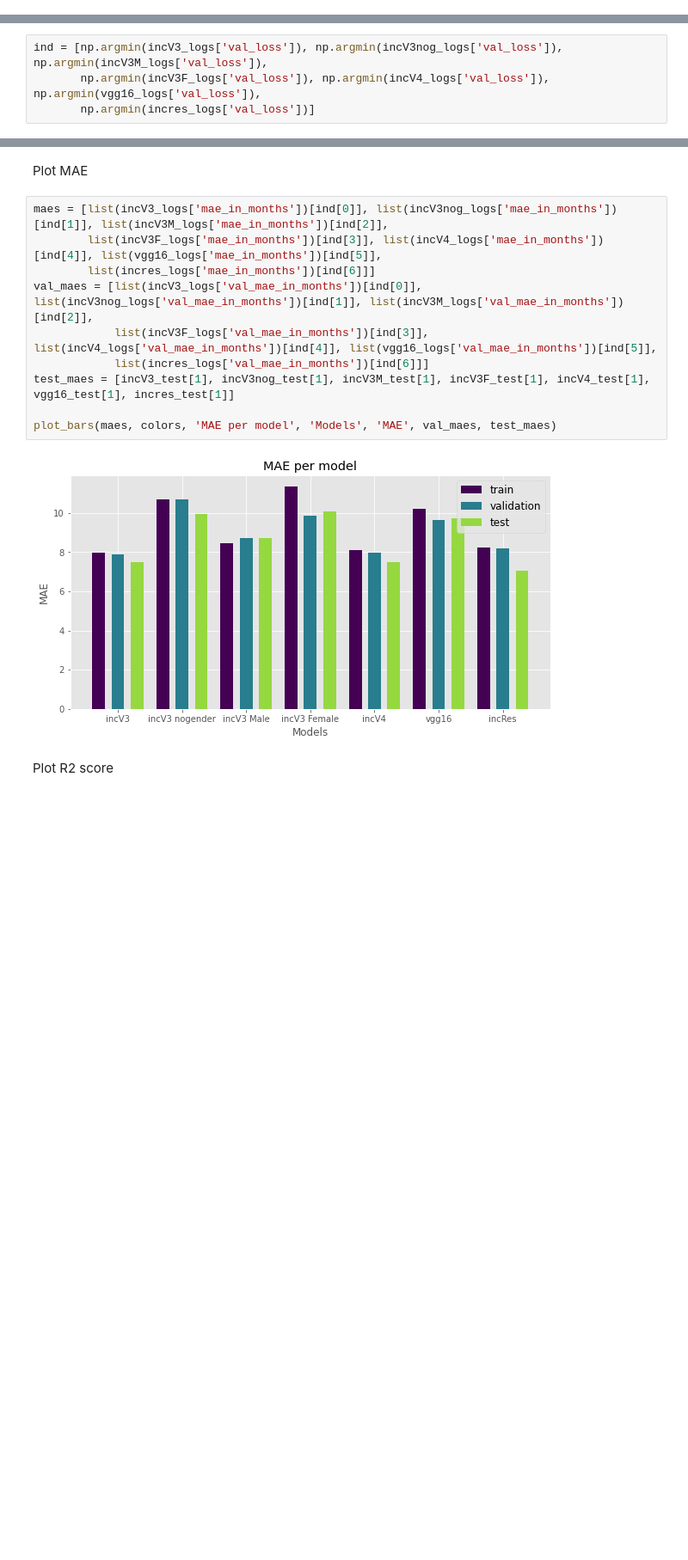
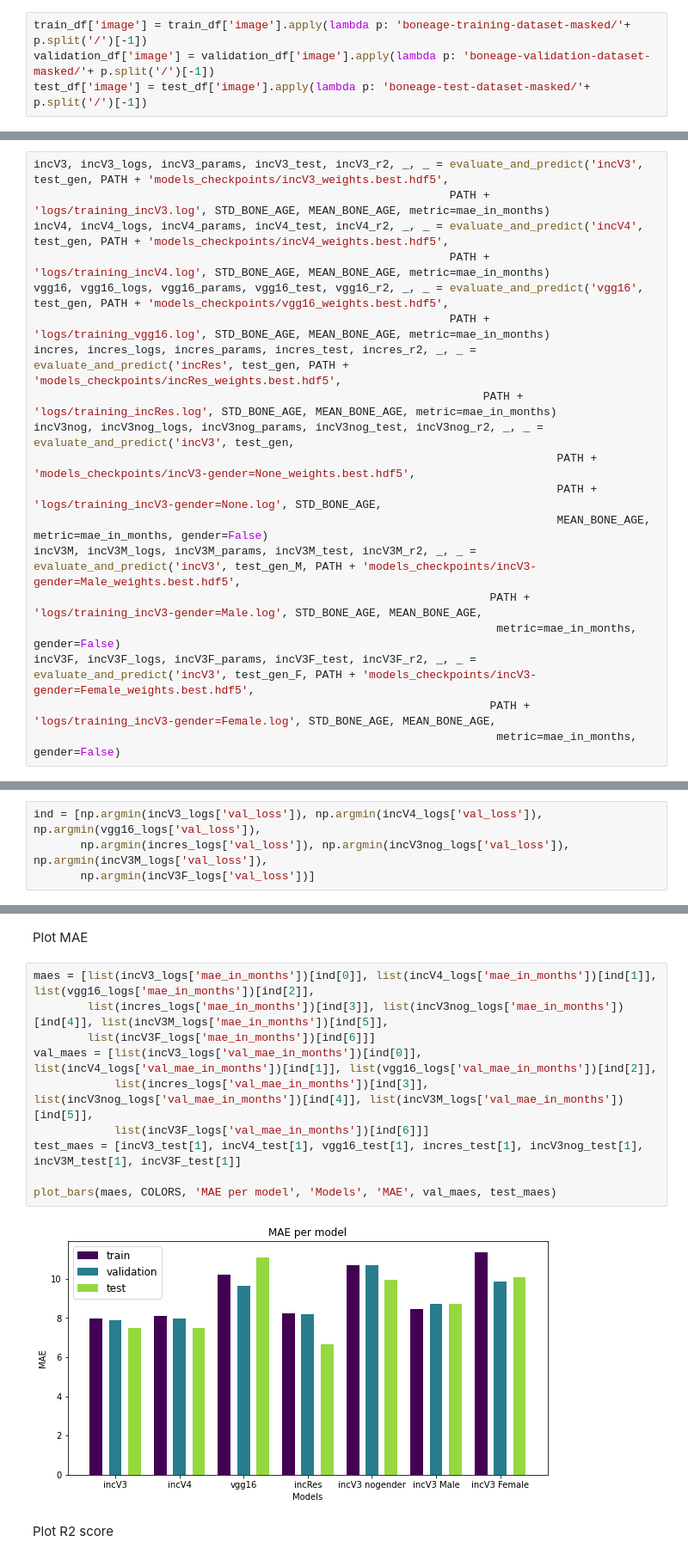
Before and after one commit to tommilotta/BoneAgePrediction, a Jupyter notebook: regression_model.ipynb, the cells around one changed output, grey strips where cells are left out. Shown at 86% size. Saved outputs shown, nothing was run; the diff lists cells and outputs as text; blank space fills up the shorter version.

```diff
--- a/regression_model.ipynb
+++ b/regression_model.ipynb
@@ -247,0 +451,4 @@ test_df['image'] = test_df['image'].apply(lambda p: 'boneage-test-dataset-masked
+# %%
+train_df['image'] = train_df['image'].apply(lambda p: 'boneage-training-dataset-masked/'+ p.split('/')[-1])
+validation_df['image'] = validation_df['image'].apply(lambda p: 'boneage-validation-dataset-masked/'+ p.split('/')[-1])
+test_df['image'] = test_df['image'].apply(lambda p: 'boneage-test-dataset-masked/'+ p.split('/')[-1])
@@ -1332,0 +712,19 @@ def plot_bars(values, color, title, xlabel, ylabel, values_2=None, values_3=None
+# %%
+incV3, incV3_logs, incV3_params, incV3_test, incV3_r2, _, _ = evaluate_and_predict('incV3', test_gen, PATH + 'models_checkpoints/incV3_weights.best.hdf5',
+                                                              PATH + 'logs/training_incV3.log', STD_BONE_AGE, MEAN_BONE_AGE, metric=mae_in_months)
+incV4, incV4_logs, incV4_params, incV4_test, incV4_r2, _, _ = evaluate_and_predict('incV4', test_gen, PATH + 'models_checkpoints/incV4_weights.best.hdf5',
+                                                              PATH + 'logs/training_incV4.log', STD_BONE_AGE, MEAN_BONE_AGE, metric=mae_in_months)
+vgg16, vgg16_logs, vgg16_params, vgg16_test, vgg16_r2, _, _ = evaluate_and_predict('vgg16', test_gen, PATH + 'models_checkpoints/vgg16_weights.best.hdf5',
+                                                              PATH + 'logs/training_vgg16.log', STD_BONE_AGE, MEAN_BONE_AGE, metric=mae_in_months)
+incres, incres_logs, incres_params, incres_test, incres_r2, _, _ = evaluate_and_predict('incRes', test_gen, PATH + 'models_checkpoints/incRes_weights.best.hdf5',
+                                                                   PATH + 'logs/training_incRes.log', STD_BONE_AGE, MEAN_BONE_AGE, metric=mae_in_months)
+incV3nog, incV3nog_logs, incV3nog_params, incV3nog_test, incV3nog_r2, _, _ = evaluate_and_predict('incV3', test_gen,
+                                                                              PATH + 'models_checkpoints/incV3-gender=None_weights.best.hdf5',
+                                                                              PATH + 'logs/training_incV3-gender=None.log', STD_BONE_AGE,
+                                                                              MEAN_BONE_AGE, metric=mae_in_months, gender=False)
+incV3M, incV3M_logs, incV3M_params, incV3M_test, incV3M_r2, _, _ = evaluate_and_predict('incV3', test_gen_M, PATH + 'models_checkpoints/incV3-gender=Male_weights.best.hdf5',
+                                                                    PATH + 'logs/training_incV3-gender=Male.log', STD_BONE_AGE, MEAN_BONE_AGE,
+                                                                     metric=mae_in_months, gender=False)
+incV3F, incV3F_logs, incV3F_params, incV3F_test, incV3F_r2, _, _ = evaluate_and_predict('incV3', test_gen_F, PATH + 'models_checkpoints/incV3-gender=Female_weights.best.hdf5',
+                                                                    PATH + 'logs/training_incV3-gender=Female.log', STD_BONE_AGE, MEAN_BONE_AGE,
+                                                                     metric=mae_in_months, gender=False)
@@ -1335,7 +775,7 @@ We should take the best results of the model, which corresponds to the ones wher
 # %%
-ind = [np.argmin(incV3_logs['val_loss']), np.argmin(incV3nog_logs['val_loss']), np.argmin(incV3M_logs['val_loss']),
-       np.argmin(incV3F_logs['val_loss']), np.argmin(incV4_logs['val_loss']), np.argmin(vgg16_logs['val_loss']),
-       np.argmin(incres_logs['val_loss'])]
+ind = [np.argmin(incV3_logs['val_loss']), np.argmin(incV4_logs['val_loss']), np.argmin(vgg16_logs['val_loss']),
+       np.argmin(incres_logs['val_loss']), np.argmin(incV3nog_logs['val_loss']), np.argmin(incV3M_logs['val_loss']),
+       np.argmin(incV3F_logs['val_loss'])]
 # %% [markdown]
 Plot #parameters
 # %%
@@ -1381,16 +811,16 @@ We can also see how does it change the graph when Male and Female models are eva
 # %% [markdown]
 Plot MAE
 # %%
-maes = [list(incV3_logs['mae_in_months'])[ind[0]], list(incV3nog_logs['mae_in_months'])[ind[1]], list(incV3M_logs['mae_in_months'])[ind[2]],
-        list(incV3F_logs['mae_in_months'])[ind[3]], list(incV4_logs['mae_in_months'])[ind[4]], list(vgg16_logs['mae_in_months'])[ind[5]],
-        list(incres_logs['mae_in_months'])[ind[6]]]
-val_maes = [list(incV3_logs['val_mae_in_months'])[ind[0]], list(incV3nog_logs['val_mae_in_months'])[ind[1]], list(incV3M_logs['val_mae_in_months'])[ind[2]],
-            list(incV3F_logs['val_mae_in_months'])[ind[3]], list(incV4_logs['val_mae_in_months'])[ind[4]], list(vgg16_logs['val_mae_in_months'])[ind[5]],
-            list(incres_logs['val_mae_in_months'])[ind[6]]]
-test_maes = [incV3_test[1], incV3nog_test[1], incV3M_test[1], incV3F_test[1], incV4_test[1], vgg16_test[1], incres_test[1]]
+maes = [list(incV3_logs['mae_in_months'])[ind[0]], list(incV4_logs['mae_in_months'])[ind[1]], list(vgg16_logs['mae_in_months'])[ind[2]],
+        list(incres_logs['mae_in_months'])[ind[3]], list(incV3nog_logs['mae_in_months'])[ind[4]], list(incV3M_logs['mae_in_months'])[ind[5]],
+        list(incV3F_logs['mae_in_months'])[ind[6]]]
+val_maes = [list(incV3_logs['val_mae_in_months'])[ind[0]], list(incV4_logs['val_mae_in_months'])[ind[1]], list(vgg16_logs['val_mae_in_months'])[ind[2]],
+            list(incres_logs['val_mae_in_months'])[ind[3]], list(incV3nog_logs['val_mae_in_months'])[ind[4]], list(incV3M_logs['val_mae_in_months'])[ind[5]],
+            list(incV3F_logs['val_mae_in_months'])[ind[6]]]
+test_maes = [incV3_test[1], incV4_test[1], vgg16_test[1], incres_test[1], incV3nog_test[1], incV3M_test[1], incV3F_test[1]]
 
-plot_bars(maes, colors, 'MAE per model', 'Models', 'MAE', val_maes, test_maes)
+plot_bars(maes, COLORS, 'MAE per model', 'Models', 'MAE', val_maes, test_maes)
 # %% [output]
-[figure, old version]
+[figure, new version]
 # %% [markdown]
 Plot R2 score
```
Also changed, not shown: parts of 196 cells of this notebook, 3 other files.
